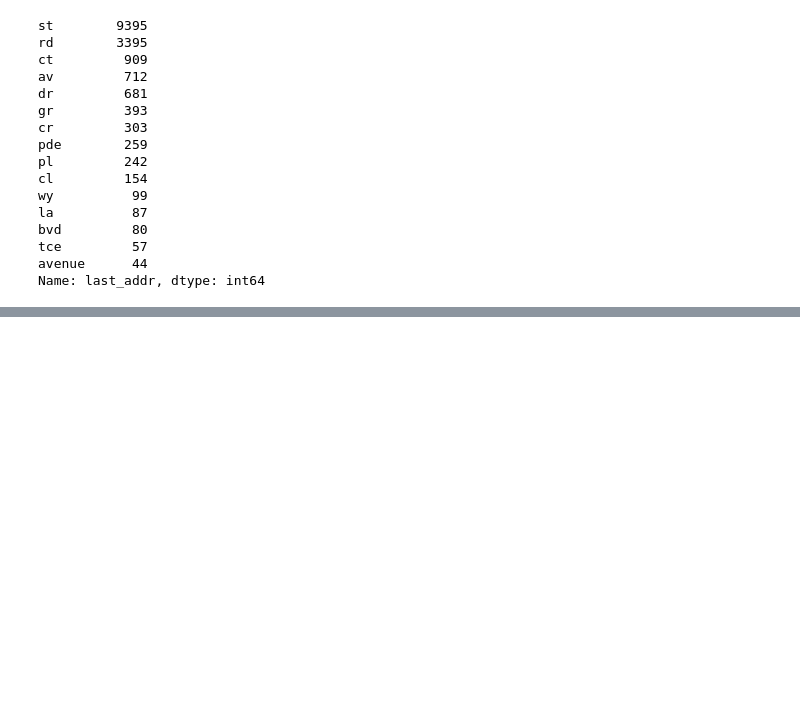
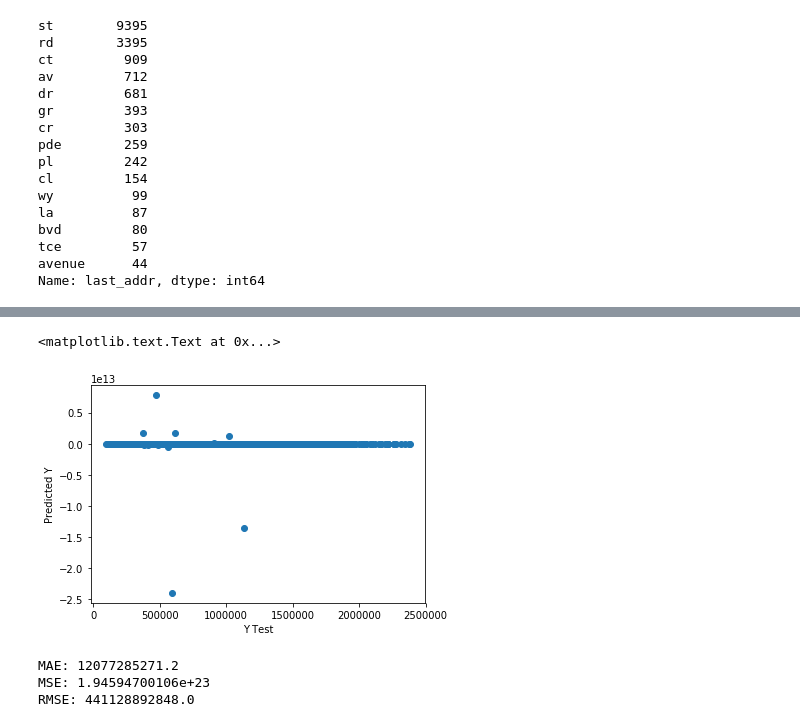
Before and after one commit to DavideSelvaggio/Melbourne-Housing-Market, a Jupyter notebook: Melbourne_housing_data.ipynb, the cells around one changed output, grey strips where cells are left out. Drawn from its saved outputs; the diff is of its cells as text; code cells hidden in the pictures; blank space fills up the shorter version.

```diff
--- a/Melbourne_housing_data.ipynb
+++ b/Melbourne_housing_data.ipynb
@@ -391,0 +402,3 @@ Name: last_addr, dtype: int64
+# %%
+y = final_df['Price_EUR']
+X = final_df.drop(['Price','Price_EUR', 'Address', 'Type', 'Method', 'SellerG', 'Date', 'Postcode', 'CouncilArea', 'Lattitude', 'Longtitude'], axis=1)
@@ -391,0 +408,5 @@ Name: last_addr, dtype: int64
+# %%
+X_train, X_test, y_train, y_test = model_selection.train_test_split(X, y, random_state=42)
+lm = LinearRegression()
+# %%
+lm.fit(X_train, y_train)
@@ -391,0 +435,19 @@ Name: last_addr, dtype: int64
+# %%
+y_pred = lm.predict(X_test)
+# %%
+plt.scatter(y_test, y_pred)
+plt.xlabel('Y Test')
+plt.ylabel('Predicted Y')
+# %% [output]
+<matplotlib.text.Text at 0x...>
+[figure, added]
+# %%
+from sklearn import metrics
+
+print('MAE:', metrics.mean_absolute_error(y_test, y_pred))
+print('MSE:', metrics.mean_squared_error(y_test, y_pred))
+print('RMSE:', np.sqrt(metrics.mean_squared_error(y_test, y_pred)))
+# %% [output]
+MAE: 12077285271.2
+MSE: 1.94594700106e+23
+RMSE: 441128892848.0
```
Also changed, not shown: parts of 7 cells of this notebook.
